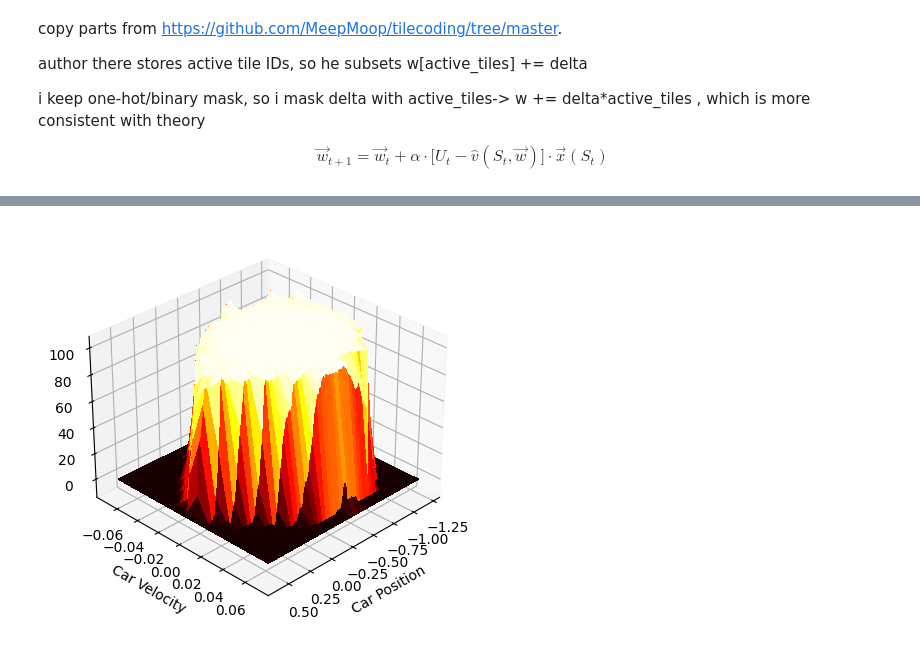
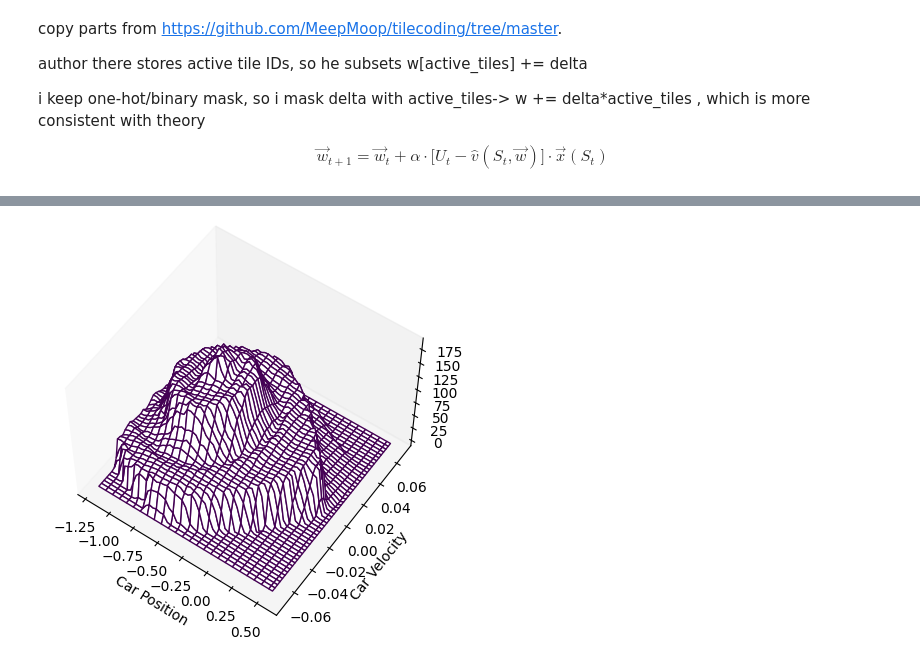
Before and after one commit to ajegorovs/aj_python_tool_lib, a Jupyter notebook: data_processing/neural_networks/RL_Reinforced_Learning/Sutton_P2_Ch09_Approximations.ipynb, the cells around one changed output, grey strips where cells are left out. Cells and saved outputs as stored; diff of their text form; code cells hidden in the pictures.

```diff
--- a/data_processing/neural_networks/RL_Reinforced_Learning/Sutton_P2_Ch09_Approximations.ipynb
+++ b/data_processing/neural_networks/RL_Reinforced_Learning/Sutton_P2_Ch09_Approximations.ipynb
@@ -218,11 +218,11 @@ i keep one-hot/binary mask, so i mask delta with active_tiles-> w += delta*activ
 
 $$\boxed{\vec{w}_{t+1} = \vec{w}_{t} + \alpha \cdot \bigg[U_t - \hat v(S_t,\vec{w})\bigg]\cdot \vec{x}(S_t) }$$
 # %%
-def target_fn_noisy(x, y):
-  return np.sin(x) + np.cos(y) + 0.1 * np.random.randn()
-
 def target_fn(x, y):
   return np.sin(x) + np.cos(y)
+
+def target_fn_noisy(x, y):
+  return target_fn(x, y) + 0.1 * np.random.randn()
 
 perf = []
 w = np.zeros(t.M_embed[0,0].size)
@@ -339,9 +341,9 @@ class env_mod(Qsa_APPROX):
     def reset(self):
         return self.env.reset()[0]
 
-    def best_action(self, state):   # with random tie break
+    def best_action(self, state):
         q_vals = np.array([self.Qsa(a, state) for a in self.actions])
-        return argmax_random_choice(q_vals)#.flatten()  #array(3) - > array([3])
+        return argmax_random_choice(q_vals)
 
     def sample_action(self, state, eps = None):
         eps = self.eps if eps is None else eps
@@ -354,6 +356,10 @@ class env_mod(Qsa_APPROX):
     def step(self, action):
         state, reward, done = self.env.step(action)[:3]
         return state, reward, done
+
+tx = ty = 40
+tn = 8
+tile_params_d = {'tiles_x' : tx, 'tiles_y' : ty, 'layers' : tn, 'offset' : [1/tx/tn]*2, 'max_entries_side' : 600}
 en = env_mod(car_env, tile_params_d)
 # %%
 en.reset()
@@ -422,24 +406,29 @@ n_step_SARSA_APPROX(en, n = 4, N = 20, GAMMA = 0.99, ALPHA = 1/2/8)
 # %%
 import matplotlib.pyplot as plt
 low                 = en.env.observation_space.low
 high                = en.env.observation_space.high
 minmax_x, minmax_y  = np.vstack((low,high)).T
-x = np.arange(*minmax_x, 0.01)
-y = np.arange(*minmax_y, 0.01)
+x = np.arange(*minmax_x, (minmax_x[1]- minmax_x[0])/50)
+y = np.arange(*minmax_y, (minmax_y[1]- minmax_y[0])/50)
 
 z = np.zeros([len(x), len(y)])
 for i in range(len(x)):
   for j in range(len(y)):
     val = np.array([en.Qsa(a, (x[i], y[j])) for a in en.actions]).max()
-    z[i,j] = val
+    z[i,j] = val #en.Qsa(2, (x[i], y[j]))#v
 
 # fig, ax = plt.subplots(1,2,subplot_kw={"projection": "3d"})
 fig = plt.figure(figsize=(10,5))
 ax = fig.add_subplot(1, 1, 1, projection='3d')
 X, Y = np.meshgrid(x, y)
-surf = ax.plot_surface(X, Y, -z.T, cmap=plt.get_cmap('hot'), linewidth=0, antialiased=False, alpha = 1, label='Approximation')
-ax.view_init(elev=30., azim=45)
+surf = ax.plot_surface(X, Y, -z.T, rstride=1, cstride=2, shade=False, cmap=None, linewidth=1, label='Approximation')
+surf.set_edgecolors(surf.to_rgba(surf._A))
+surf.set_facecolors("white")
+#wire = ax.plot_wireframe(X, Y, -z.T, rstride=2, cstride=5, linewidth = 0.5, label='True surface')
+ax.view_init(elev=55., azim=-55)
+
+ax.grid(False)
 ax.set_xlabel('Car Position')
 ax.set_ylabel('Car Velocity');
 # %% [output]
-[figure, old version]
+[figure, new version]
```
Also changed, not shown: parts of 9 cells of this notebook.
